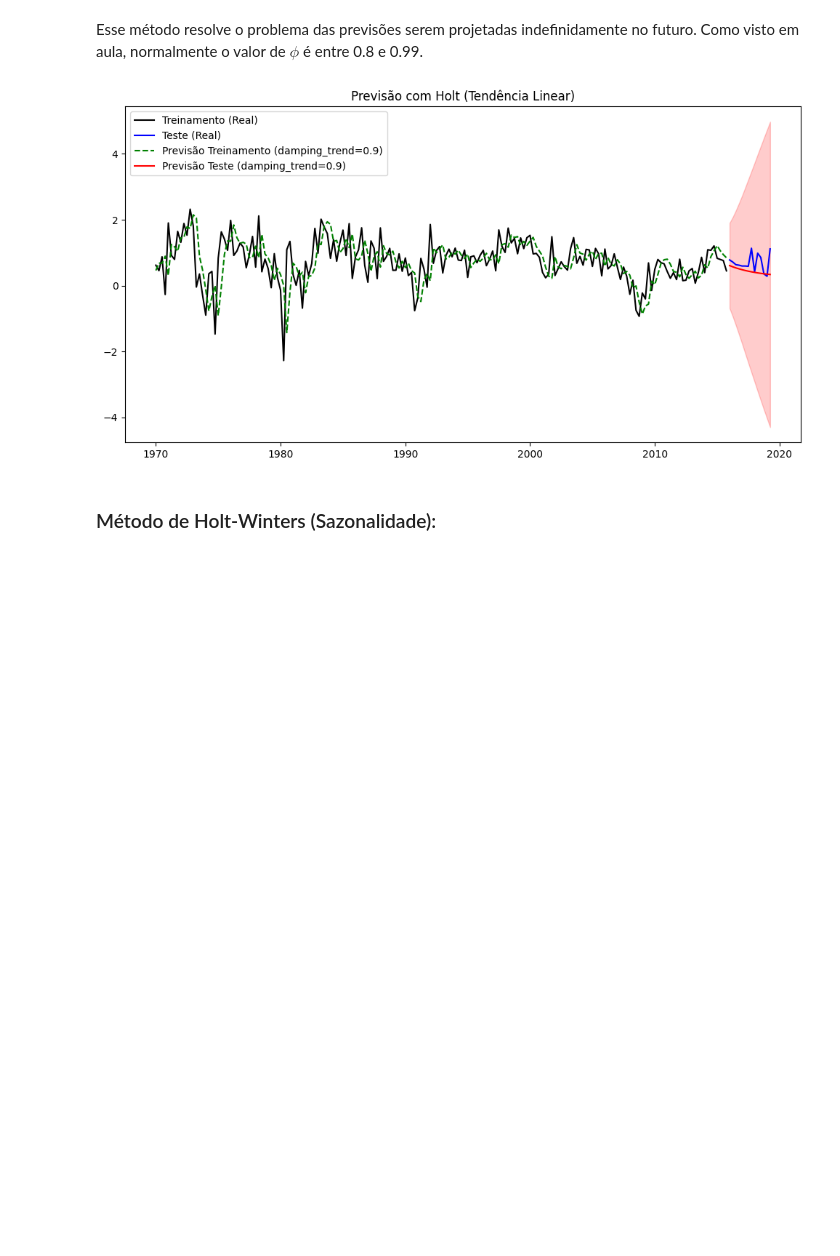
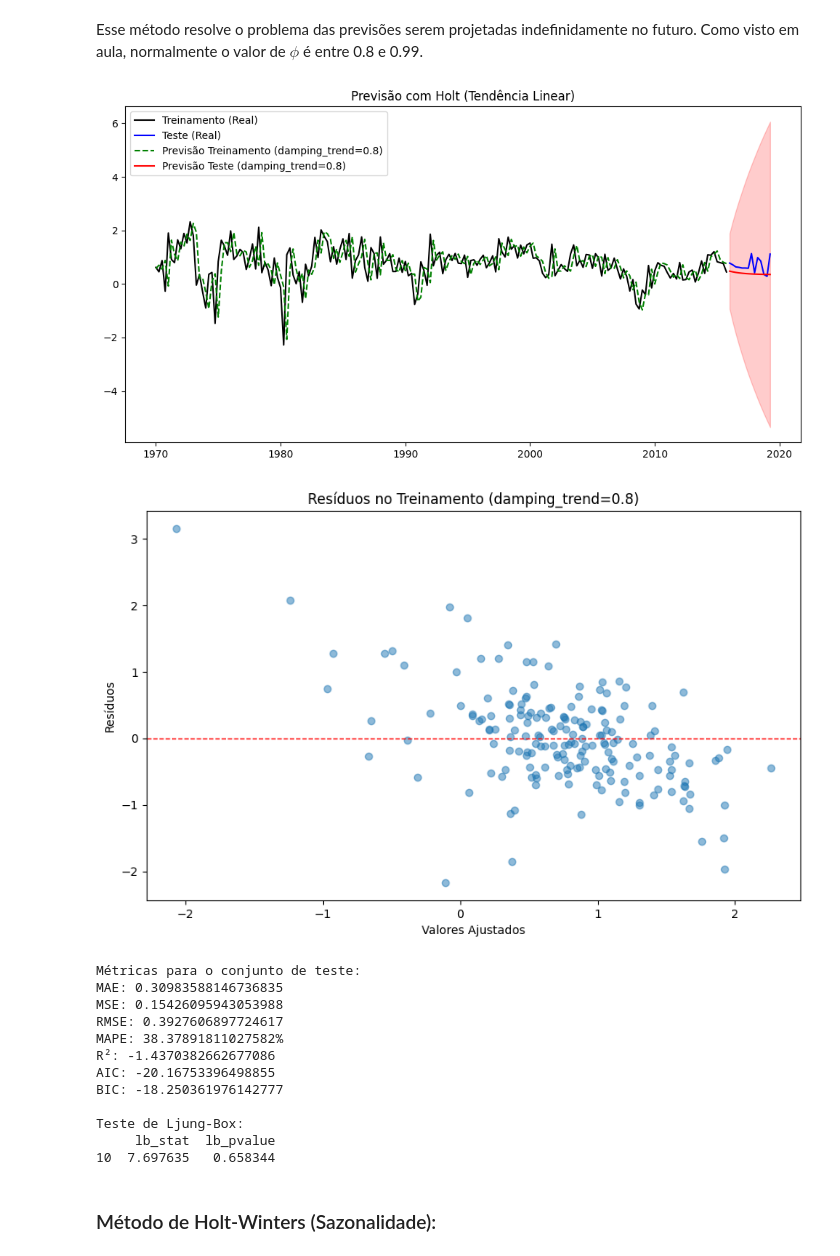
Before and after one commit to felipponn/time-series, a Jupyter notebook: exponential_smoothing.ipynb, the cells around one changed output. Saved outputs shown, nothing was run; the diff lists cells and outputs as text; code cells hidden in the pictures; blank space fills up the shorter version.

```diff
--- a/exponential_smoothing.ipynb
+++ b/exponential_smoothing.ipynb
@@ -353,19 +418,32 @@ Esse método resolve o problema das previsões serem projetadas indefinidamente
 # %%
 models = {'trend': 'add', 'seasonal': None, 'damped_trend': True}
 
-params = {'smoothing_level': 0.5, 'smoothing_trend': 0.1, 'damping_trend': 0.9}
+params = {'smoothing_level': 0.8, 'smoothing_trend': 0.1, 'damping_trend': 0.8}
 
 plot_model(
     y_train=y_train_transformed,
     y_test=y_test_transformed,
     models=models,
     param=params,
     offset=offset,
     title="Previsão com Holt (Tendência Linear)",
     label='damping_trend'
 )
 # %% [output]
-[figure, old version]
+[figure, new version]
+[figure, added]
+Métricas para o conjunto de teste:
+MAE: 0.30983588146736835
+MSE: 0.15426095943053988
+RMSE: 0.3927606897724617
+MAPE: 38.37891811027582%
+R²: -1.4370382662677086
+AIC: -20.16753396498855
+BIC: -18.250361976142777
+
+Teste de Ljung-Box:
+     lb_stat  lb_pvalue
+10  7.697635   0.658344
 # %% [markdown]
 ### Método de Holt-Winters (Sazonalidade):
 # %% [markdown]
```
Also changed, not shown: parts of 11 cells of this notebook.
